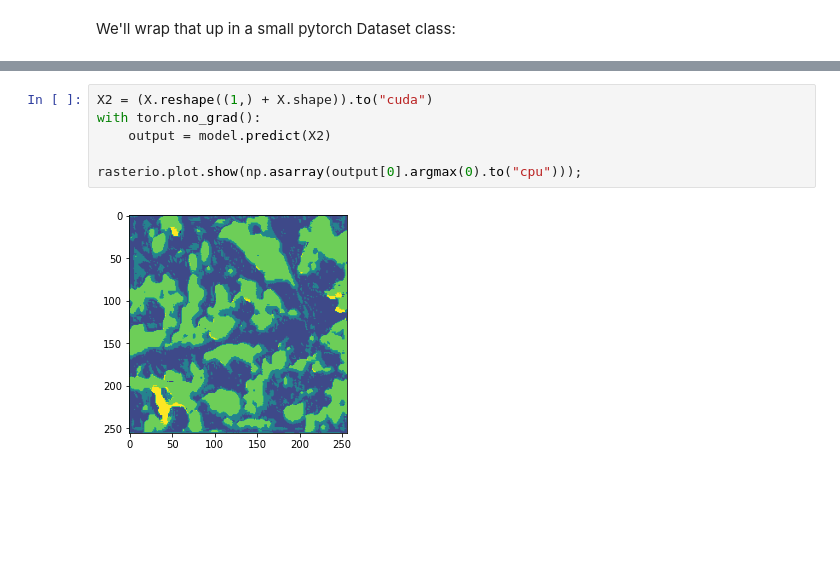
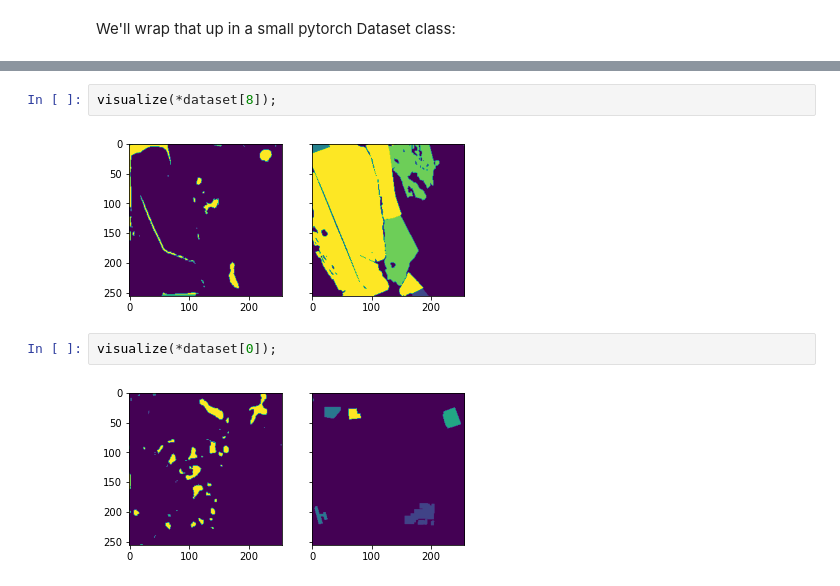
Before and after one commit to TomAugspurger/esip-summer-2021-geospatial-ml, a Jupyter notebook: dataset.ipynb, the cells around one changed output, grey strips where cells are left out. Saved outputs shown, nothing was run; the diff lists cells and outputs as text; blank space fills up the shorter version.

```diff
--- a/dataset.ipynb
+++ b/dataset.ipynb
@@ -185,8 +191,8 @@ Wall time: 14.3 s
-# %%
-X2 = (X.reshape((1,) + X.shape)).to("cuda")
-with torch.no_grad():
-    output = model.predict(X2)
-
-rasterio.plot.show(np.asarray(output[0].argmax(0).to("cpu")));
-# %% [output]
-[figure, removed]
+# %%
+visualize(*dataset[8]);
+# %% [output]
+[figure, added]
+# %%
+visualize(*dataset[0]);
+# %% [output]
+[figure, added]
```
Also changed, not shown: parts of 19 cells of this notebook.
